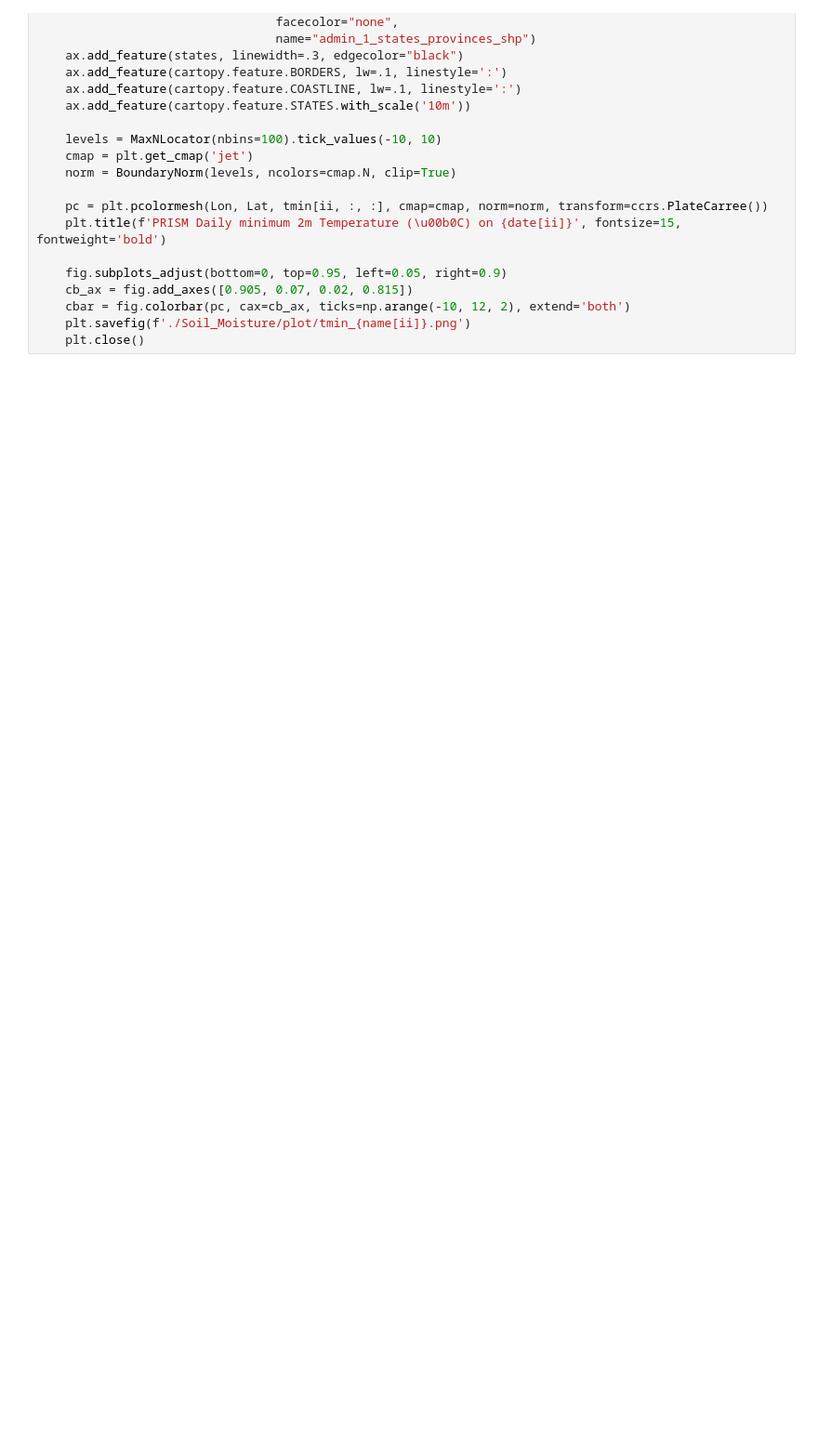
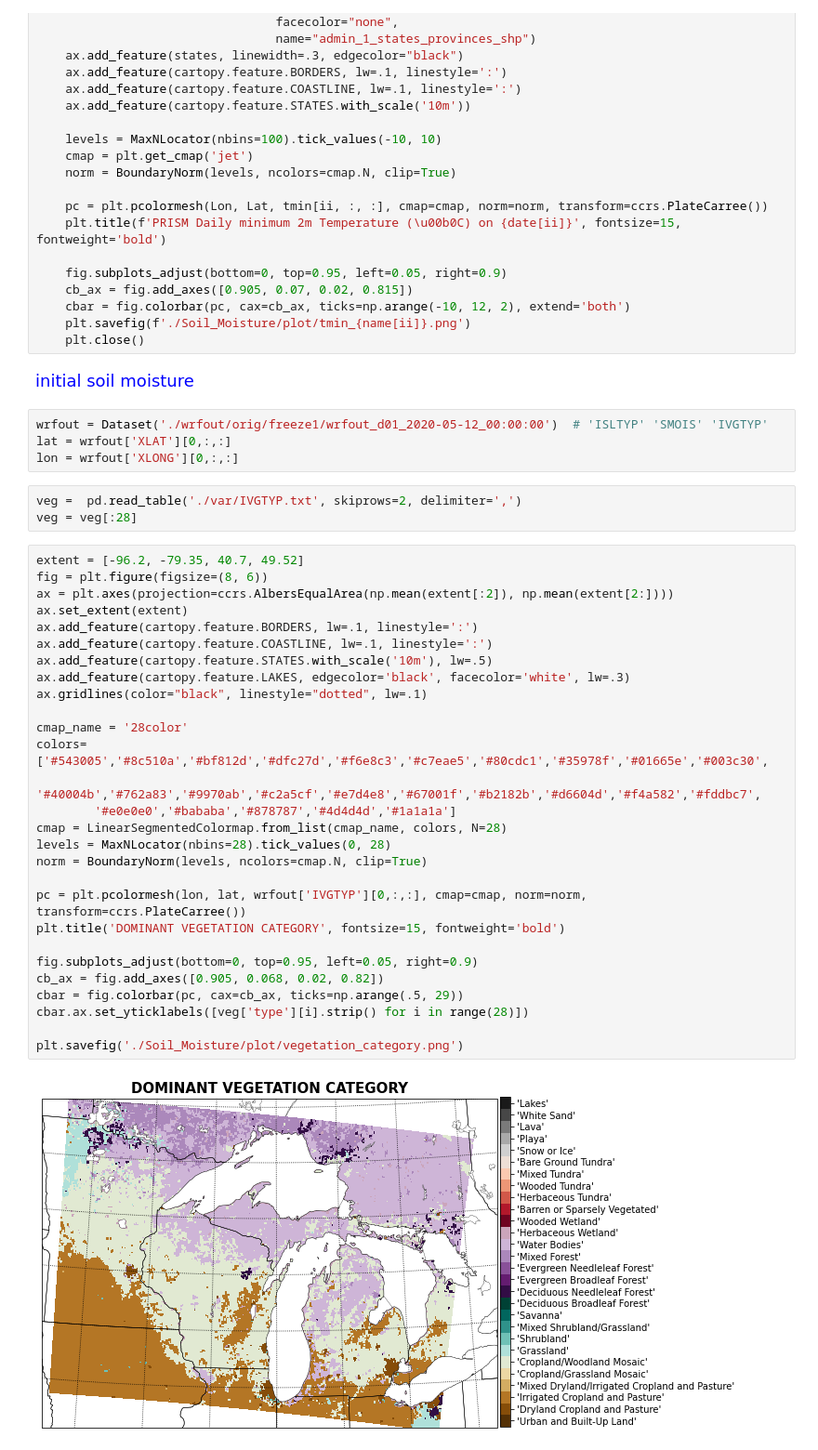
Before and after one commit to Diane1306/ERA5_PRISM, a Jupyter notebook: Soil_Moisture.ipynb, the cells around one changed output. Shown at 93% size. Cells and saved outputs as stored; diff of their text form; blank space fills up the shorter version.

```diff
--- a/Soil_Moisture.ipynb
+++ b/Soil_Moisture.ipynb
@@ -253,3 +254,42 @@ for ii in range(4):
     cbar = fig.colorbar(pc, cax=cb_ax, ticks=np.arange(-10, 12, 2), extend='both')
     plt.savefig(f'./Soil_Moisture/plot/tmin_{name[ii]}.png')
     plt.close()
+# %% [markdown]
+<font size=4 color=blue>initial soil moisture
+# %%
+wrfout = Dataset('./wrfout/orig/freeze1/wrfout_d01_2020-05-12_00:00:00')  # 'ISLTYP' 'SMOIS' 'IVGTYP'
+lat = wrfout['XLAT'][0,:,:]
+lon = wrfout['XLONG'][0,:,:]
+# %%
+veg =  pd.read_table('./var/IVGTYP.txt', skiprows=2, delimiter=',')
+veg = veg[:28]
+# %%
+extent = [-96.2, -79.35, 40.7, 49.52]
+fig = plt.figure(figsize=(8, 6))
+ax = plt.axes(projection=ccrs.AlbersEqualArea(np.mean(extent[:2]), np.mean(extent[2:])))
+ax.set_extent(extent)
+ax.add_feature(cartopy.feature.BORDERS, lw=.1, linestyle=':')
+ax.add_feature(cartopy.feature.COASTLINE, lw=.1, linestyle=':')
+ax.add_feature(cartopy.feature.STATES.with_scale('10m'), lw=.5)
+ax.add_feature(cartopy.feature.LAKES, edgecolor='black', facecolor='white', lw=.3)
+ax.gridlines(color="black", linestyle="dotted", lw=.1)
+
+cmap_name = '28color'
+colors= ['#543005','#8c510a','#bf812d','#dfc27d','#f6e8c3','#c7eae5','#80cdc1','#35978f','#01665e','#003c30',
+        '#40004b','#762a83','#9970ab','#c2a5cf','#e7d4e8','#67001f','#b2182b','#d6604d','#f4a582','#fddbc7',
+        '#e0e0e0','#bababa','#878787','#4d4d4d','#1a1a1a']
+cmap = LinearSegmentedColormap.from_list(cmap_name, colors, N=28)
+levels = MaxNLocator(nbins=28).tick_values(0, 28)
+norm = BoundaryNorm(levels, ncolors=cmap.N, clip=True)
+
+pc = plt.pcolormesh(lon, lat, wrfout['IVGTYP'][0,:,:], cmap=cmap, norm=norm, transform=ccrs.PlateCarree())
+plt.title('DOMINANT VEGETATION CATEGORY', fontsize=15, fontweight='bold')
+
+fig.subplots_adjust(bottom=0, top=0.95, left=0.05, right=0.9)
+cb_ax = fig.add_axes([0.905, 0.068, 0.02, 0.82])
+cbar = fig.colorbar(pc, cax=cb_ax, ticks=np.arange(.5, 29))
+cbar.ax.set_yticklabels([veg['type'][i].strip() for i in range(28)])
+
+plt.savefig('./Soil_Moisture/plot/vegetation_category.png')
+# %% [output]
+[figure, added]
```
Also changed, not shown: parts of 4 cells of this notebook.
